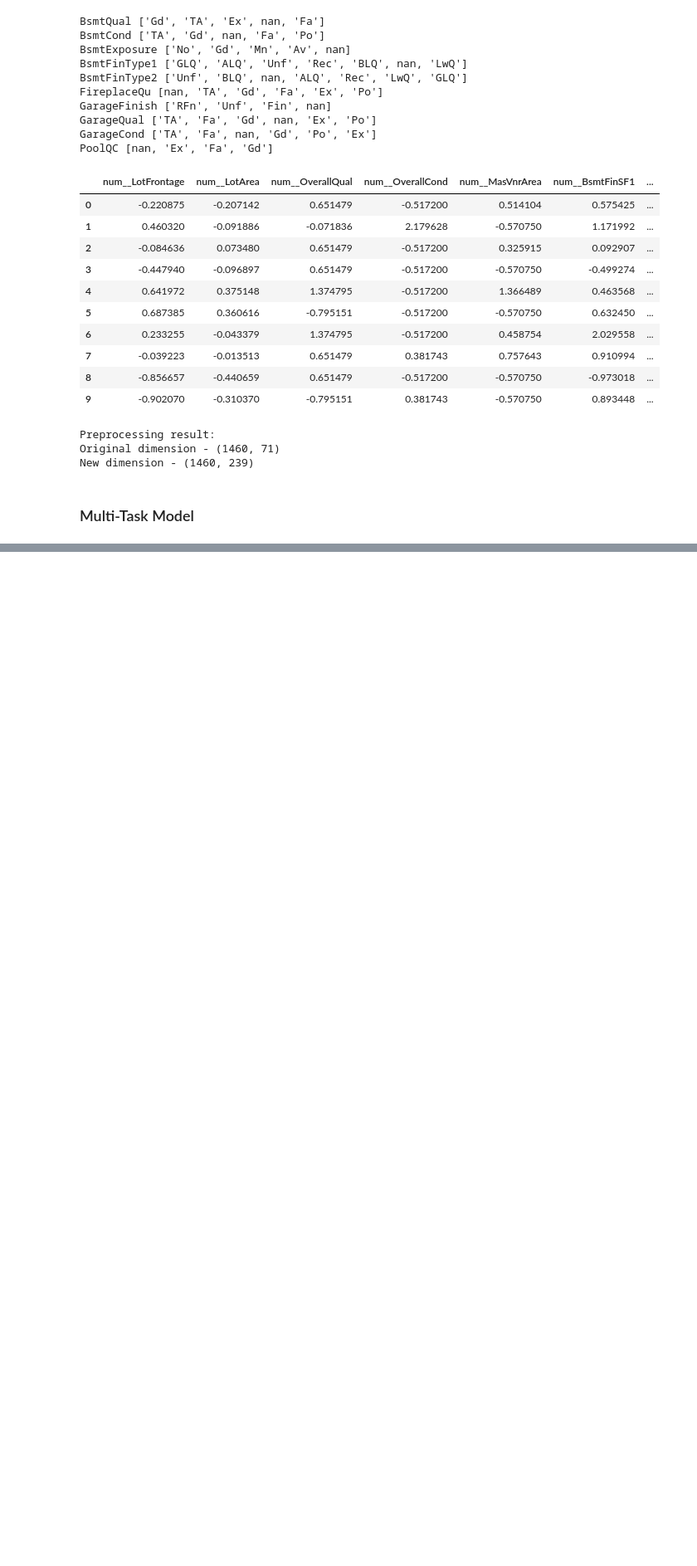
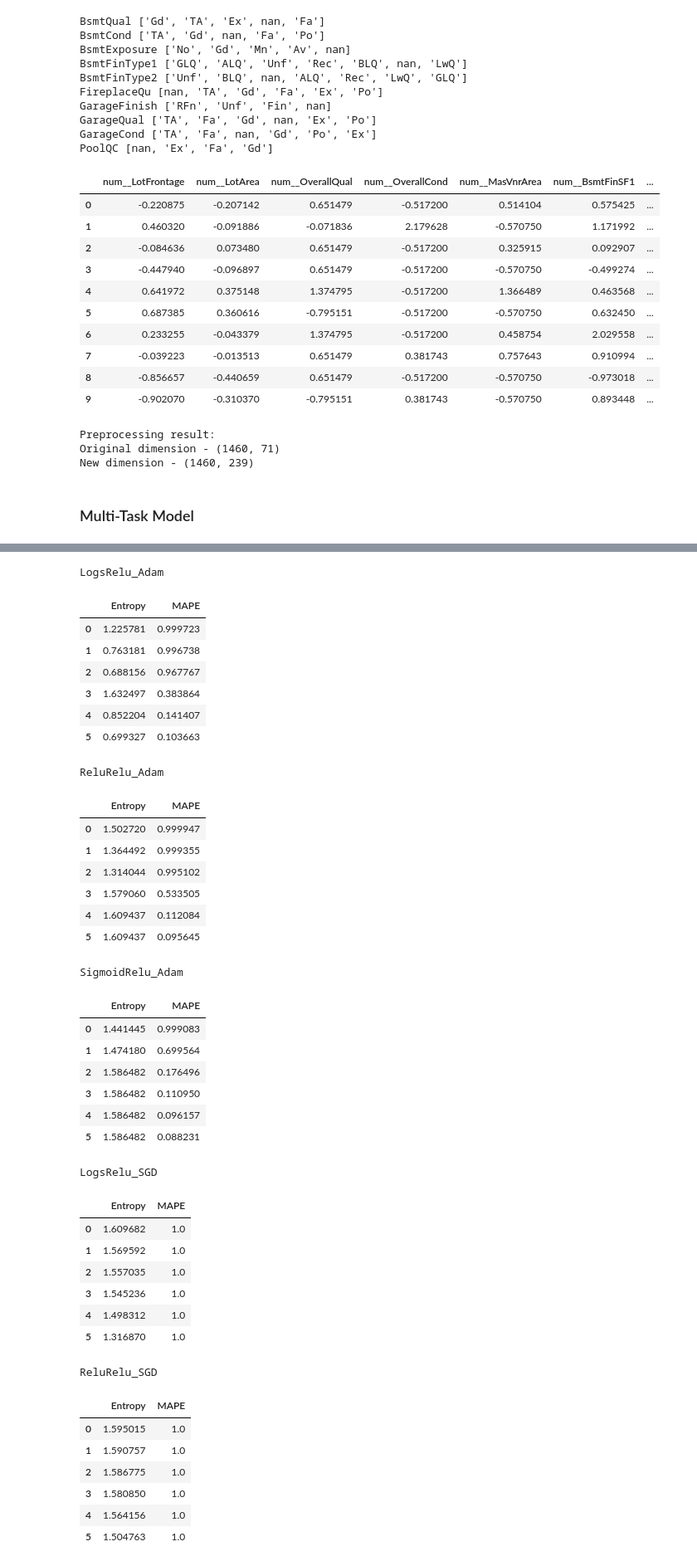
Before and after one commit to yingfangliang/house-price-multi-task-learning, a Jupyter notebook: house_prices_multi_task.ipynb, the cells around one changed output, grey strips where cells are left out. Shown: that part at 83% size. Saved outputs shown, nothing was run; the diff lists cells and outputs as text; code cells hidden in the pictures; blank space fills up the shorter version.

```diff
--- a/house_prices_multi_task.ipynb
+++ b/house_prices_multi_task.ipynb
@@ -1004,0 +1170,48 @@ trainer.test(model, test_loader)
+# %%
+epoch_results = {}
+for m in model.keys():
+    epoch_results[m] = pd.DataFrame({"Entropy": model[m].train_epoch_entropy,
+                                     "MAPE": model[m].train_epoch_mape})
+    print(m)
+    display(epoch_results[m])
+# %% [output]
+LogsRelu_Adam
+|  | Entropy | MAPE |
+| 0 | 1.225781 | 0.999723 |
+| 1 | 0.763181 | 0.996738 |
+| 2 | 0.688156 | 0.967767 |
+| 3 | 1.632497 | 0.383864 |
+| 4 | 0.852204 | 0.141407 |
+| 5 | 0.699327 | 0.103663 |
+ReluRelu_Adam
+|  | Entropy | MAPE |
+| 0 | 1.502720 | 0.999947 |
+| 1 | 1.364492 | 0.999355 |
+| 2 | 1.314044 | 0.995102 |
+| 3 | 1.579060 | 0.533505 |
+| 4 | 1.609437 | 0.112084 |
+| 5 | 1.609437 | 0.095645 |
+SigmoidRelu_Adam
+|  | Entropy | MAPE |
+| 0 | 1.441445 | 0.999083 |
+| 1 | 1.474180 | 0.699564 |
+| 2 | 1.586482 | 0.176496 |
+| 3 | 1.586482 | 0.110950 |
+| 4 | 1.586482 | 0.096157 |
+| 5 | 1.586482 | 0.088231 |
+LogsRelu_SGD
+|  | Entropy | MAPE |
+| 0 | 1.609682 | 1.0 |
+| 1 | 1.569592 | 1.0 |
+| 2 | 1.557035 | 1.0 |
+| 3 | 1.545236 | 1.0 |
+| 4 | 1.498312 | 1.0 |
+| 5 | 1.316870 | 1.0 |
+ReluRelu_SGD
+|  | Entropy | MAPE |
+| 0 | 1.595015 | 1.0 |
+| 1 | 1.590757 | 1.0 |
+| 2 | 1.586775 | 1.0 |
+| 3 | 1.580850 | 1.0 |
+| 4 | 1.564156 | 1.0 |
+| 5 | 1.504763 | 1.0 |
```
Also changed, not shown: parts of 12 cells of this notebook.
